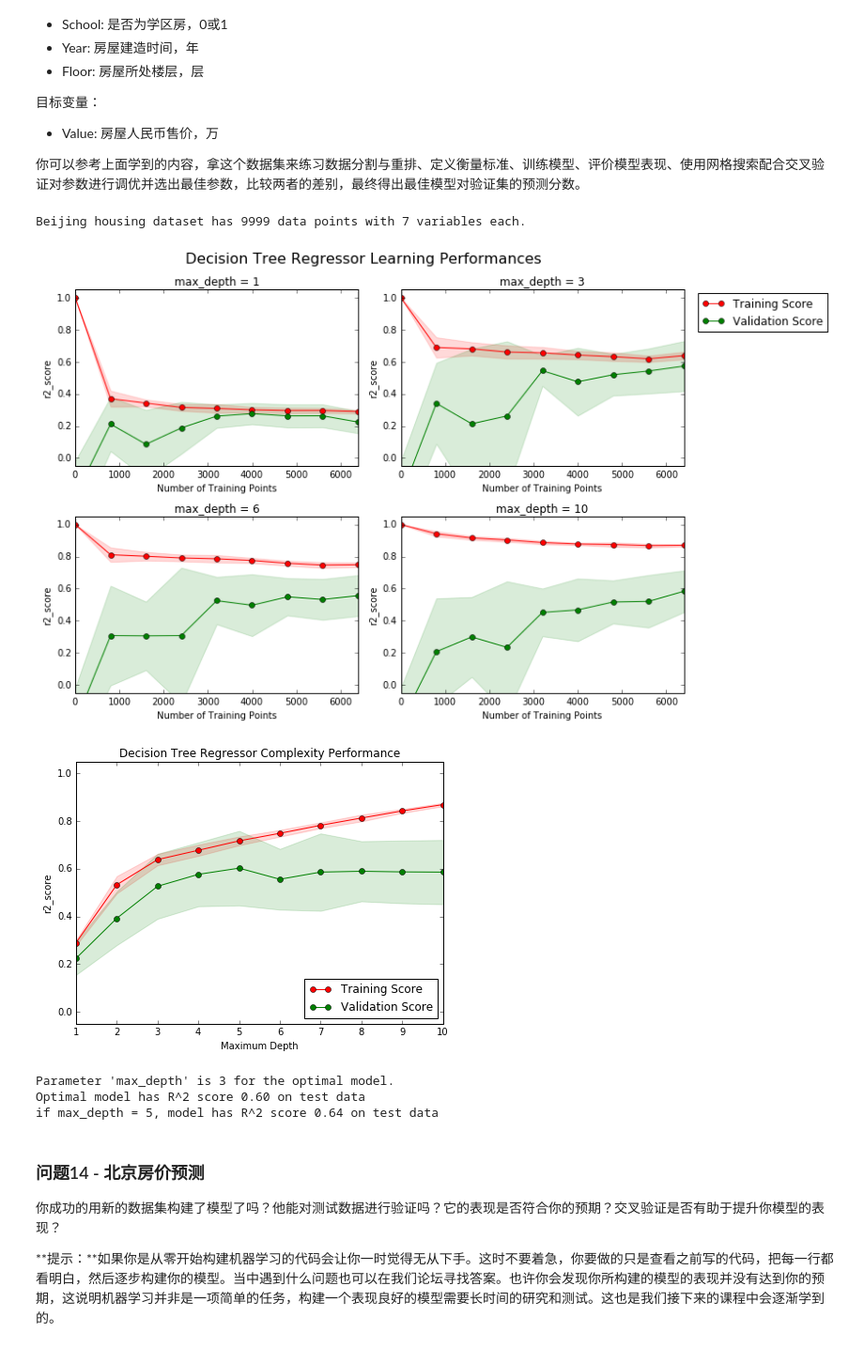
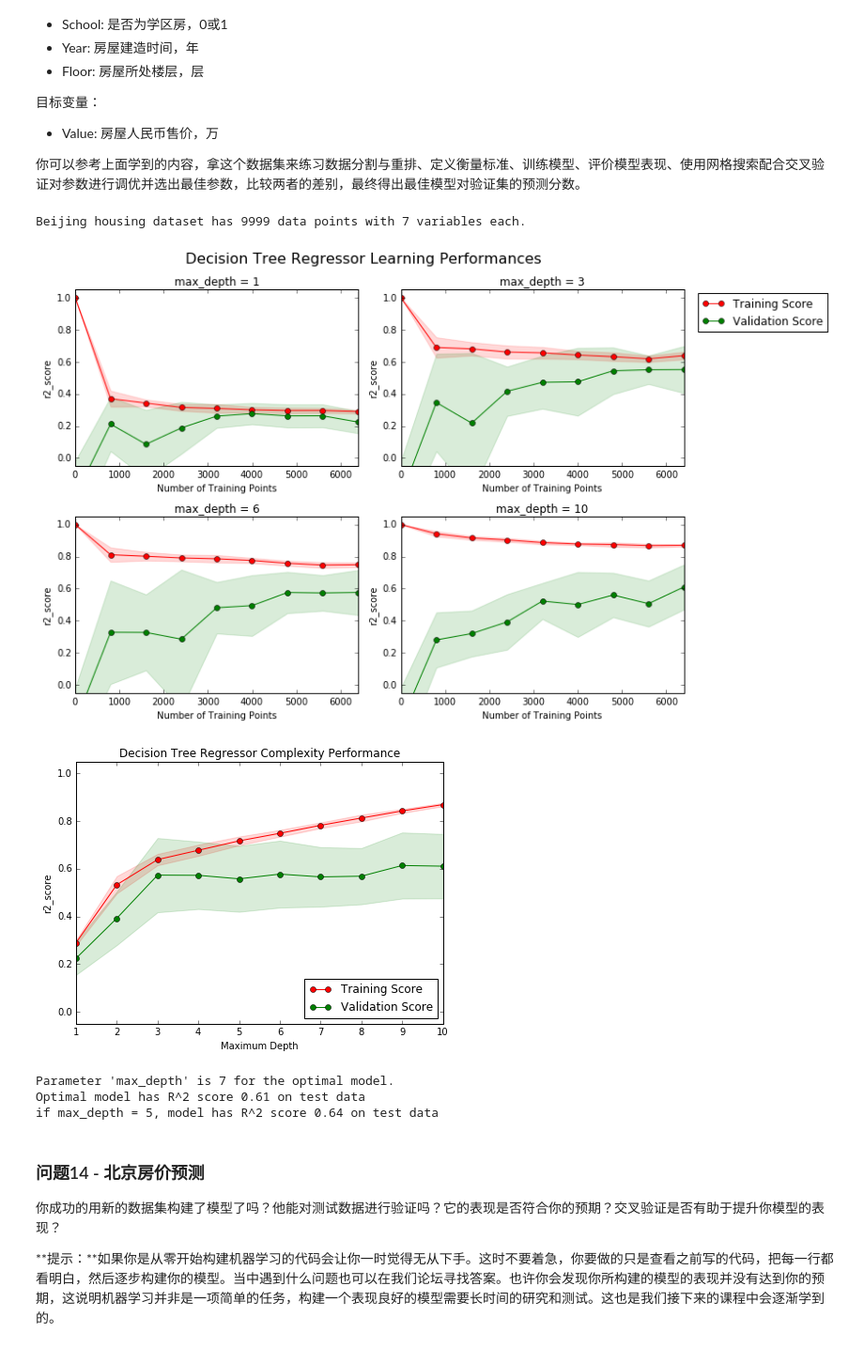
Before and after one commit to blackantchen/boston_housing, a Jupyter notebook: boston_housing.ipynb, the cells around one changed output. Shown: that part at 94% size. Drawn from its saved outputs; the diff is of its cells as text; code cells hidden in the pictures.

```diff
--- a/boston_housing.ipynb
+++ b/boston_housing.ipynb
@@ -538,11 +541,11 @@ vs.ModelComplexity(X_train, y_train)
 def fit_model_bj(X, y):
     """ 基于输入数据 [X,y]，利于网格搜索找到最优的决策树模型"""
 
-    cross_validator = KFold() # use default value: n_splits=3
+    cross_validator = KFold(n_splits = 5, shuffle=True, random_state=0)
 
     regressor = DecisionTreeRegressor()
 
-    params = {'max_depth':[1, 2, 3, 4, 5, 6, 7, 8, 9, 10]}
+    params = {'max_depth':range(1,11)}
 
     scoring_fnc = metrics.make_scorer(performance_metric)
 
@@ -555,37 +558,37 @@ def fit_model_bj(X, y):
     # 基于输入数据 [X,y]，进行网格搜索
     grid = grid.fit(X, y)
 
     #print pd.DataFrame(grid.cv_results_)
 
     # 返回网格搜索后的最优模型
     return grid.best_estimator_
 
 # 基于训练数据，获取最优模型
 optimal_reg = fit_model_bj(X_train, y_train)
 
 # 输出最优模型的 'max_depth' 参数
 print "Parameter 'max_depth' is {} for the optimal model.".format(optimal_reg.get_params()['max_depth'])
 
 y_pred = optimal_reg.predict(X_test)
 r2 = performance_metric(y_test, y_pred)
 
 print "Optimal model has R^2 score {:,.2f} on test data".format(r2)
 
 ## 验证人工猜测参数的 R2
 my_depth = 5
 my_reg = DecisionTreeRegressor(max_depth=my_depth)
 my_reg.fit(X_train, y_train)
 
 y_pred_my = my_reg.predict(X_test)
 r2_my = performance_metric(y_test, y_pred_my)
 
 print "if max_depth = {}, model has R^2 score {:,.2f} on test data".format(my_depth, r2_my)
 # %% [output]
 Beijing housing dataset has 9999 data points with 7 variables each.
-[figure, old version]
+[figure, new version]
-[figure, old version]
+[figure, new version]
-Parameter 'max_depth' is 3 for the optimal model.
-Optimal model has R^2 score 0.60 on test data
+Parameter 'max_depth' is 7 for the optimal model.
+Optimal model has R^2 score 0.61 on test data
 if max_depth = 5, model has R^2 score 0.64 on test data
 # %% [markdown]
 ### 问题14 - 北京房价预测
```
Also changed, not shown: parts of 8 cells of this notebook, 1 other file.
